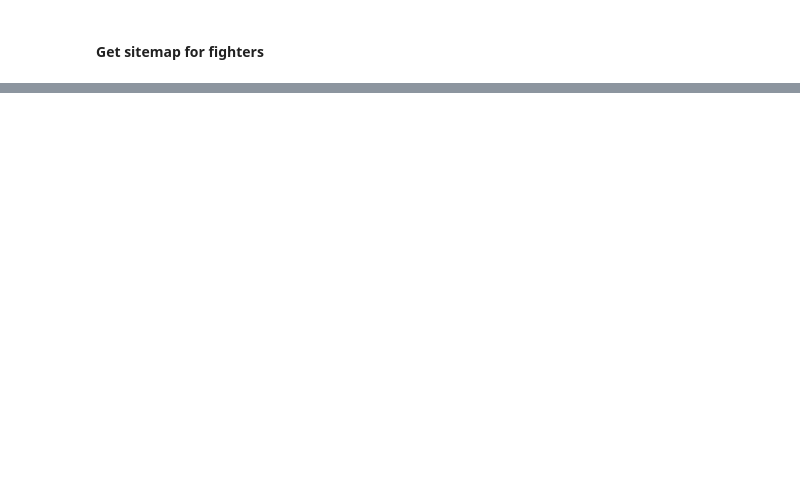
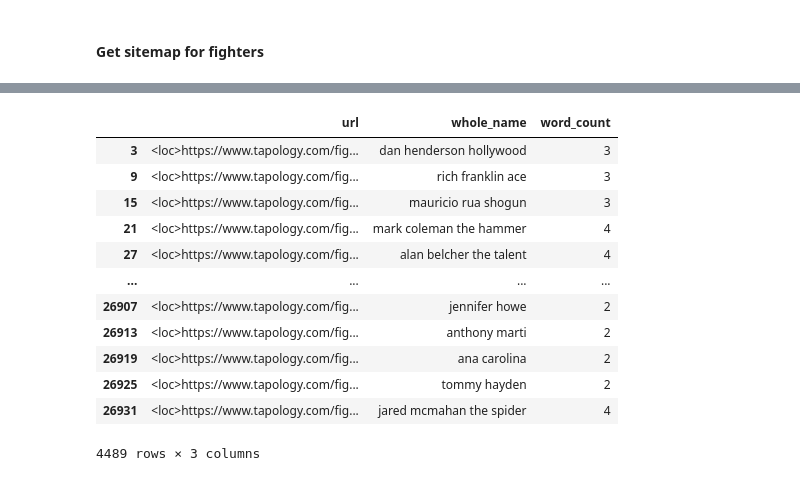
Before and after one commit to tmcroyce/UFC_Prediction_V2.1, a Jupyter notebook: V2_Newer_Notebooks/Scraping Tapology.ipynb, the cells around one changed output, grey strips where cells are left out. Cells and saved outputs as stored; diff of their text form; code cells hidden in the pictures; blank space fills up the shorter version.

```diff
--- a/V2_Newer_Notebooks/Scraping Tapology.ipynb
+++ b/V2_Newer_Notebooks/Scraping Tapology.ipynb
@@ -67,6 +63,0 @@ df
-# %%
-# fighter names, remove  numbers at end of names
-df['fighter_first'] = df['url'].str.split('fighters/').str[1].replace('<loc></url>', "").str.split('-').str[0]
-df['fighter_last'] = df['url'].str.split('fighters/').str[1].replace('<loc></url>', "").str.split('-').str[-2]
-
-df
@@ -86,0 +126,22 @@ df
+# %%
+# delete all '<'
+df['whole_name'] = df['whole_name'].str.replace('<', '')
+# replace - with space
+df['whole_name'] = df['whole_name'].str.replace('-', ' ')
+# add column to count words in whole_name
+df['word_count'] = df['whole_name'].str.split().str.len()
+df
+# %% [output]
+|  | url | whole_name | word_count |
+| 3 | <loc>https://www.tapology.com/fig... | dan henderson hollywood | 3 |
+| 9 | <loc>https://www.tapology.com/fig... | rich franklin ace | 3 |
+| 15 | <loc>https://www.tapology.com/fig... | mauricio rua shogun | 3 |
+| 21 | <loc>https://www.tapology.com/fig... | mark coleman the hammer | 4 |
+| 27 | <loc>https://www.tapology.com/fig... | alan belcher the talent | 4 |
+| ... | ... | ... | ... |
+| 26907 | <loc>https://www.tapology.com/fig... | jennifer howe | 2 |
+| 26913 | <loc>https://www.tapology.com/fig... | anthony marti | 2 |
+| 26919 | <loc>https://www.tapology.com/fig... | ana carolina | 2 |
+| 26925 | <loc>https://www.tapology.com/fig... | tommy hayden | 2 |
+| 26931 | <loc>https://www.tapology.com/fig... | jared mcmahan the spider | 4 |
+4489 rows × 3 columns
```
Also changed, not shown: parts of 14 cells of this notebook, 8 other files.
